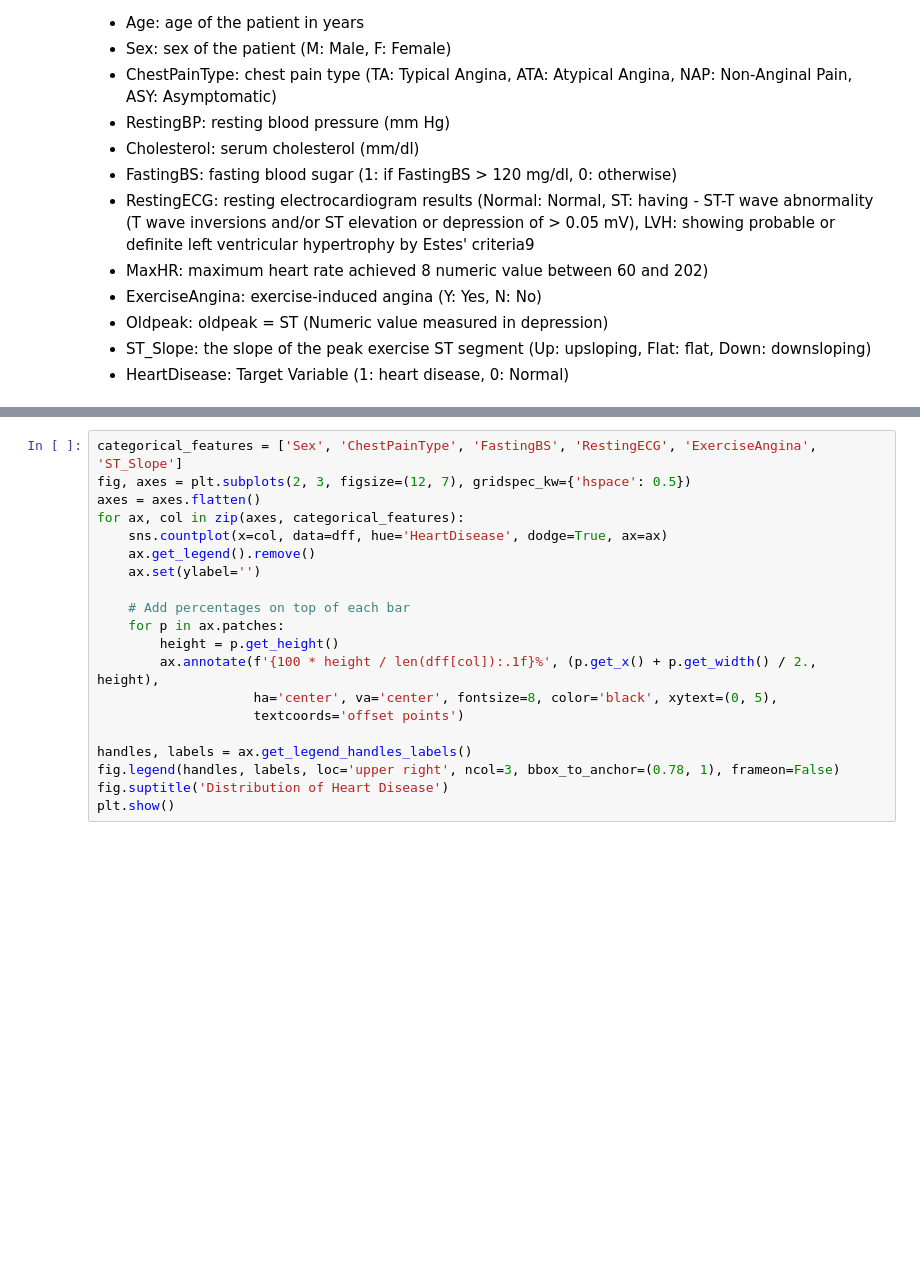
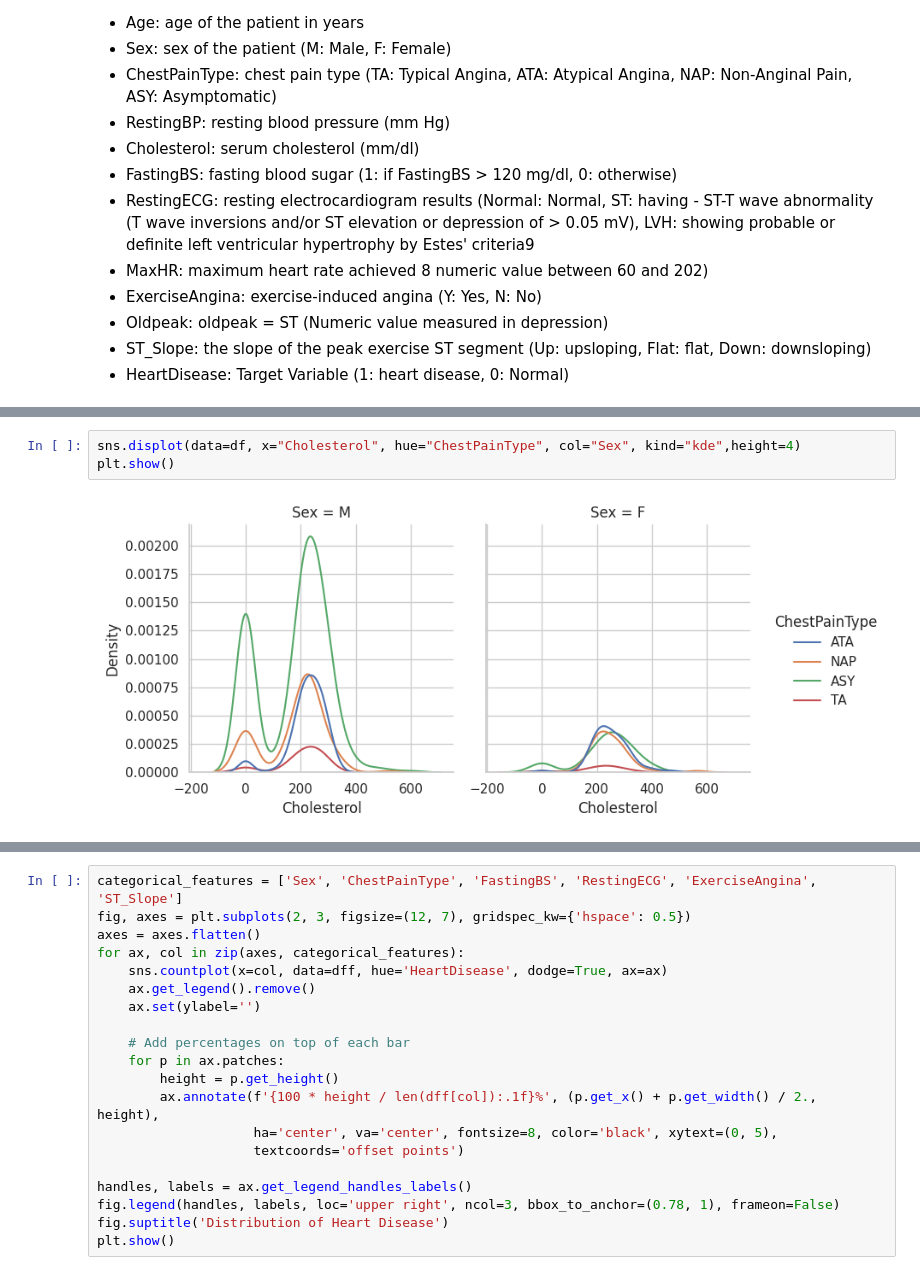
Before and after one commit to jrakhshanda55/Ausaf_ML, a Jupyter notebook: project1.ipynb, the cells around one changed output, grey strips where cells are left out. Saved outputs shown, nothing was run; the diff lists cells and outputs as text; blank space fills up the shorter version.

```diff
--- a/project1.ipynb
+++ b/project1.ipynb
@@ -61,0 +138,5 @@ df.head()
+# %%
+sns.displot(data=df, x="Cholesterol", hue="ChestPainType", col="Sex", kind="kde",height=4)
+plt.show()
+# %% [output]
+[figure, added]
```
Also changed, not shown: parts of 16 cells of this notebook.
